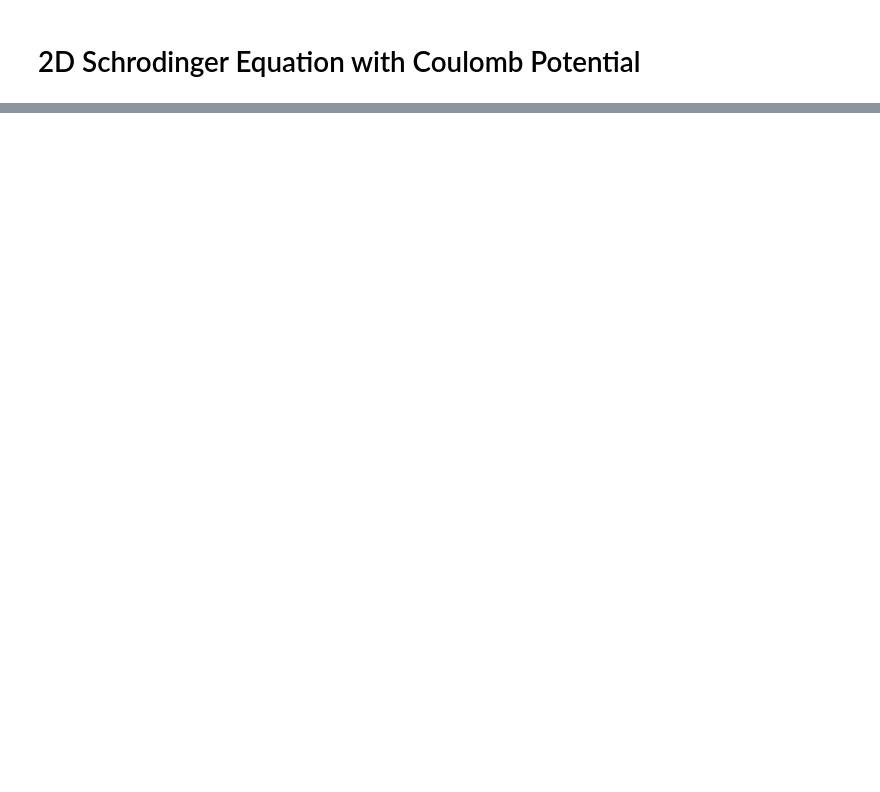
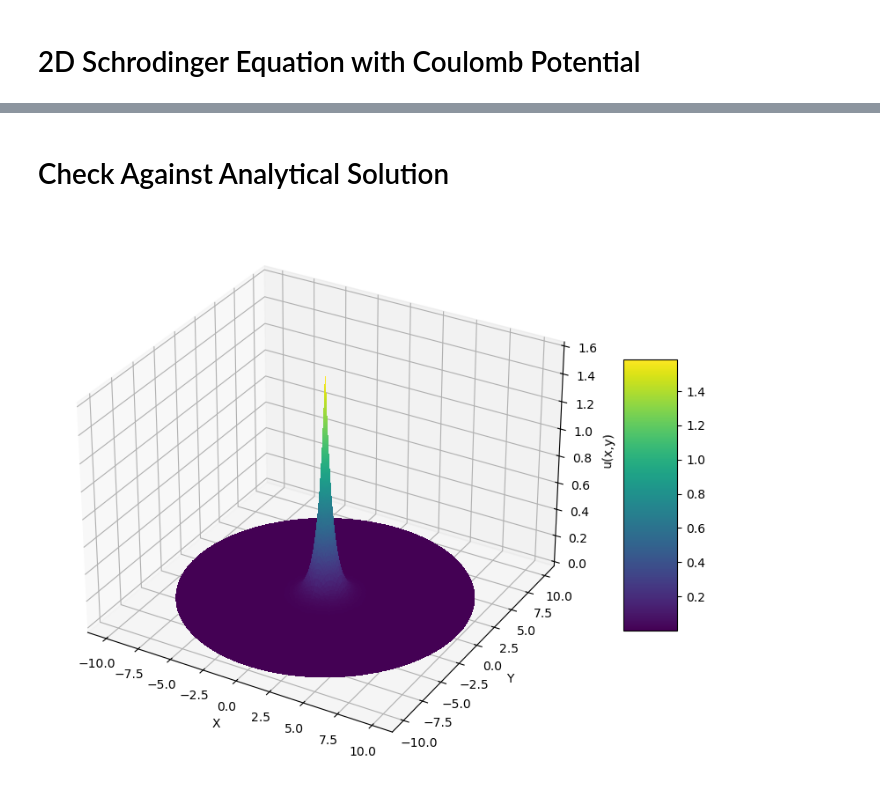
Before and after one commit to vcaipu/cqednumerics, a Jupyter notebook: examples/2DCoulomb.ipynb, the cells around one changed output, grey strips where cells are left out. Saved outputs shown, nothing was run; the diff lists cells and outputs as text; code cells hidden in the pictures; blank space fills up the shorter version.

```diff
--- a/examples/2DCoulomb.ipynb
+++ b/examples/2DCoulomb.ipynb
@@ -108,0 +121,11 @@ femsystem.plot_at_interior_2d_in3d(result,plot_title="U1")
+# %% [markdown]
+# Check Against Analytical Solution
+# %%
+def analytical(x_vec):
+    x,y = x_vec[0],x_vec[1]
+    r = jnp.sqrt((x-centerX)**2+ (y-centerY)**2)
+    return Z * jnp.sqrt(8 / jnp.pi)*jnp.exp(-2 * Z * r)
+
+femsystem.plot_func_2d_in3d(lambda a,b: analytical([a,b]))
+# %% [output]
+[figure, added]
```
Also changed, not shown: parts of 6 cells of this notebook, 3 other files.
